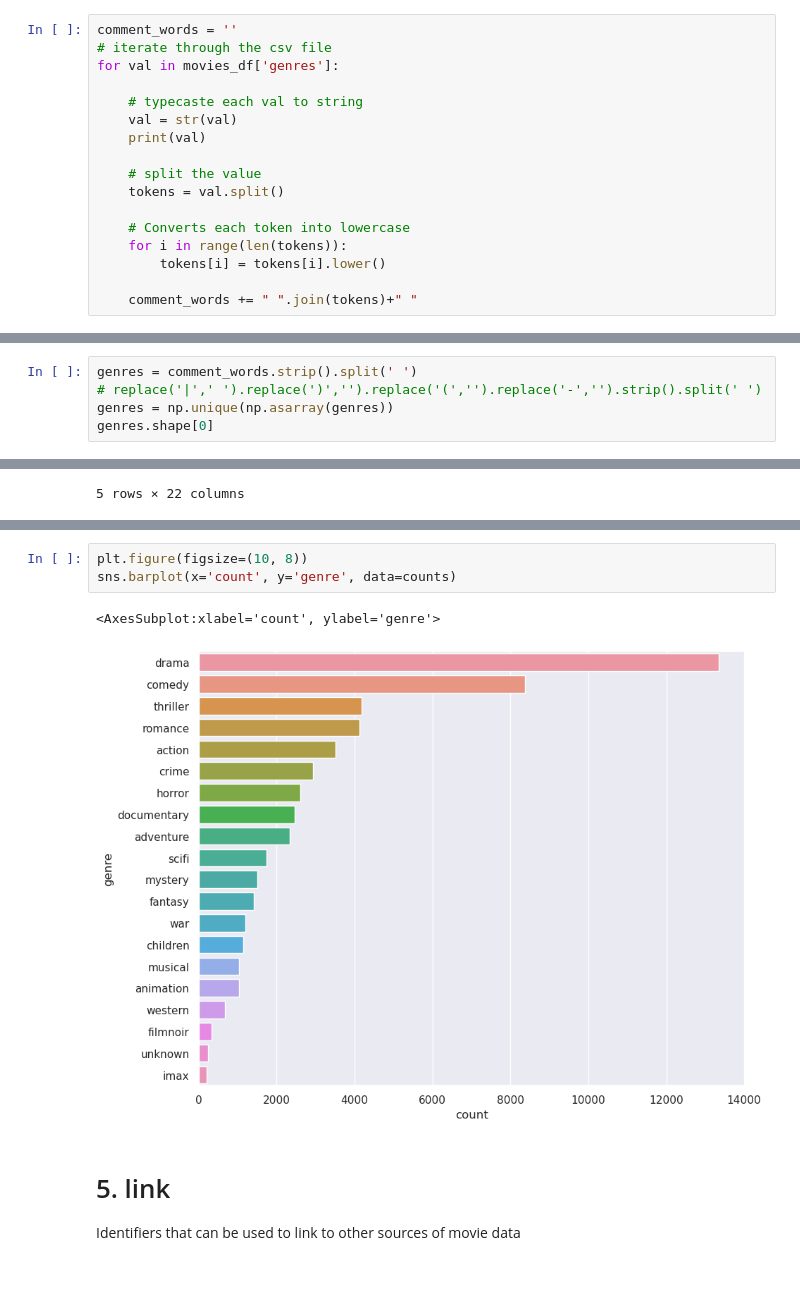
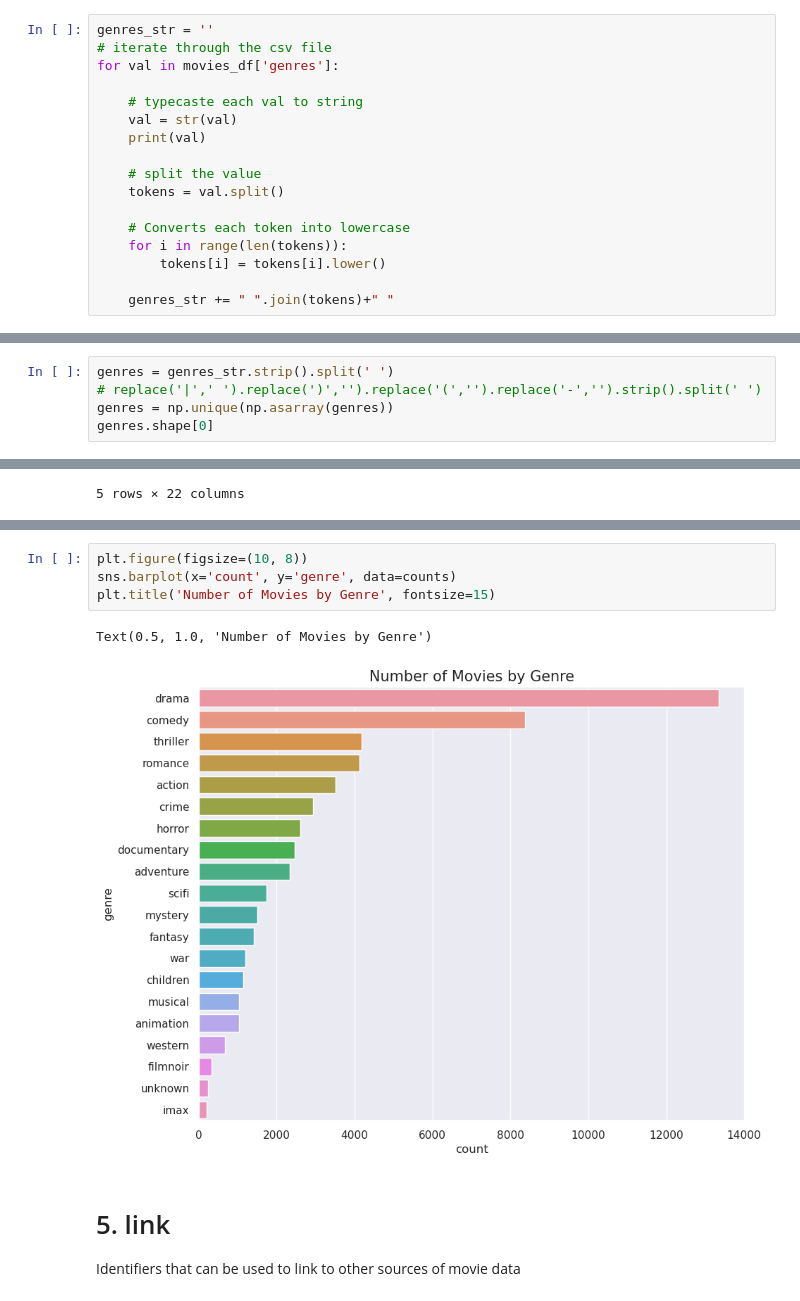
Before and after one commit to MC855FilmesParaTi/machinelearning, a Jupyter notebook: notebooks/1-lfb-initial-data-exploration.ipynb, the cells around one changed output, grey strips where cells are left out. Drawn from its saved outputs; the diff is of its cells as text.

```diff
--- a/notebooks/1-lfb-initial-data-exploration.ipynb
+++ b/notebooks/1-lfb-initial-data-exploration.ipynb
@@ -240,5 +358,5 @@ Unique titles: 27278
 # %%
-comment_words = ''
+genres_str = ''
 # iterate through the csv file
 for val in movies_df['genres']:
 
@@ -253,7 +371,7 @@ for val in movies_df['genres']:
     for i in range(len(tokens)):
         tokens[i] = tokens[i].lower()
 
-    comment_words += " ".join(tokens)+" "
+    genres_str += " ".join(tokens)+" "
 # %% [output]
 adventure animation children comedy fantasy
 adventure children fantasy
@@ -277,5 +393,5 @@ action thr
 # %%
-genres = comment_words.strip().split(' ')
+genres = genres_str.strip().split(' ')
 # replace('|',' ').replace(')','').replace('(','').replace('-','').strip().split(' ')
 genres = np.unique(np.asarray(genres))
 genres.shape[0]
@@ -335,9 +462,10 @@ counts = counts.sort_values(by='count', ascending=False)
 # %%
 plt.figure(figsize=(10, 8))
 sns.barplot(x='count', y='genre', data=counts)
+plt.title('Number of Movies by Genre', fontsize=15)
 # %% [output]
-<AxesSubplot:xlabel='count', ylabel='genre'>
+Text(0.5, 1.0, 'Number of Movies by Genre')
-[figure, old version]
+[figure, new version]
 # %% [markdown]
 # 5. link
 
```
Also changed, not shown: parts of 27 cells of this notebook.
